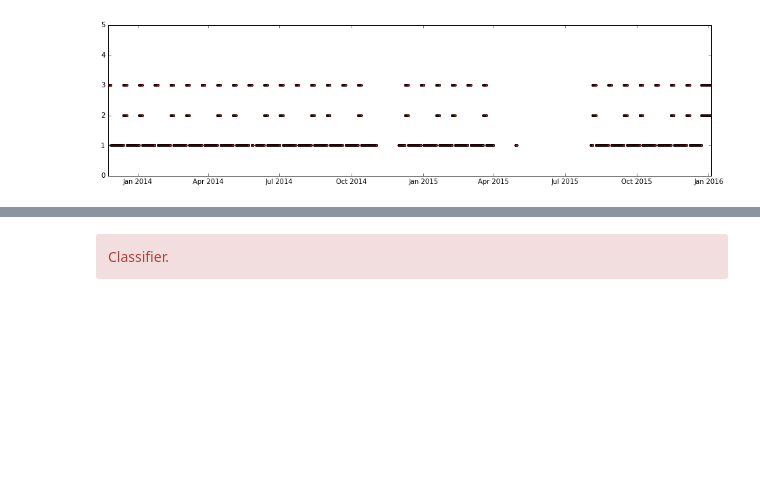
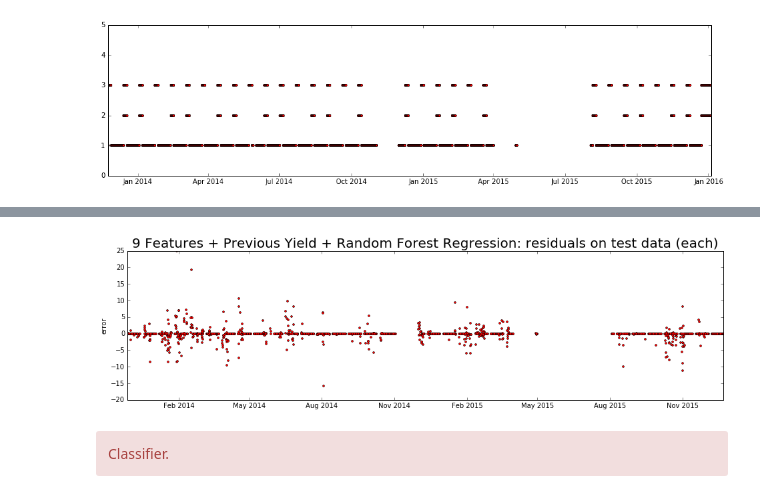
Before and after one commit to senongtor/From-Fog-Nets-to-Neural-Nets, a Jupyter notebook: ipython_no_submission.ipynb, the cells around one changed output, grey strips where cells are left out. Drawn from its saved outputs; the diff is of its cells as text; code cells hidden in the pictures; blank space fills up the shorter version.

```diff
--- a/ipython_no_submission.ipynb
+++ b/ipython_no_submission.ipynb
@@ -53,4 +69,4 @@ plt.show()
 # %%
 X_train_pre_yield, X_test_pre_yield, y_train_pre_yield, y_test_pre_yield = train_test_split(X_joint,
-                                                    y_time.values.ravel(),
+                                                    y_time,
                                                     test_size=0.3, random_state=100)
@@ -84,6 +85,6 @@ for i in [2,4,6,8,18,20,22]:
 # %%
 estimator_random_forest = GridSearchCV(pipe_random_forest, param_grid=params, n_jobs=-1, verbose=1)
-estimator_random_forest.fit(X_train_pre_yield, y_train_pre_yield.ravel())
+estimator_random_forest.fit(X_train_pre_yield, y_train_pre_yield.values.ravel())
 
 y_hat_pre_yield_random_forest = estimator_random_forest.predict(X_test_pre_yield)
 rmse_pre_yield_random_forest = np.sqrt(mean_squared_error(y_test_pre_yield, y_hat_pre_yield_random_forest))
@@ -91,3 +97,14 @@ rmse_pre_yield_random_forest
+# %%
+fig, ax = plt.subplots(figsize=(16, 4))
+err = y_test_pre_yield.values.ravel() - y_hat_pre_yield_random_forest
+
+ax.plot_date(y_test_pre_yield.index, err, c='r', ms=3)
+ax.set_title('9 Features + Previous Yield + Random Forest Regression: residuals on test data (each)', fontsize=20)
+ax.set_ylabel('error')
+
+plt.show()
+# %% [output]
+[figure, added]
 # %% [markdown]
 <div class="alert alert-danger">
 Classifier.
```
Also changed, not shown: parts of 20 cells of this notebook.
